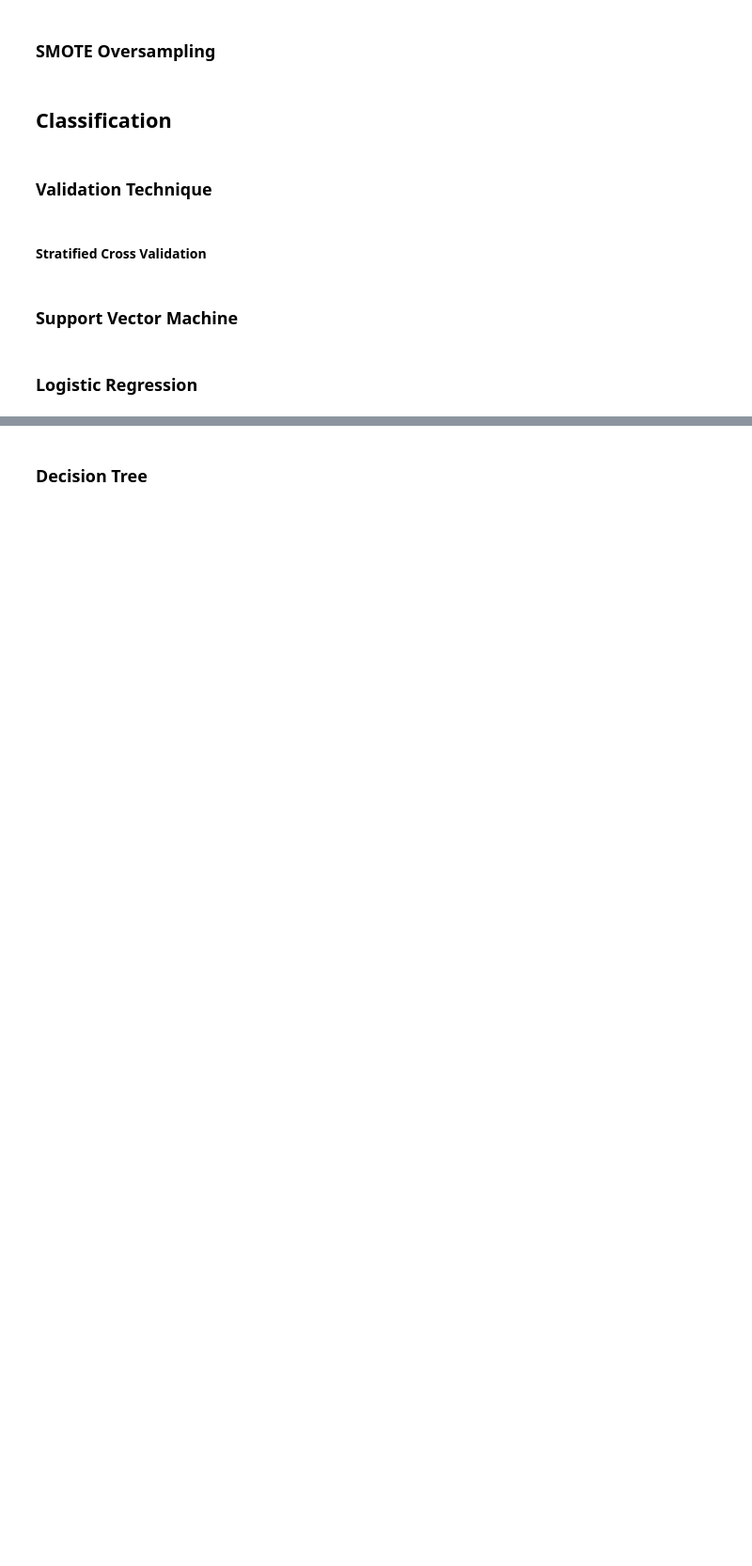
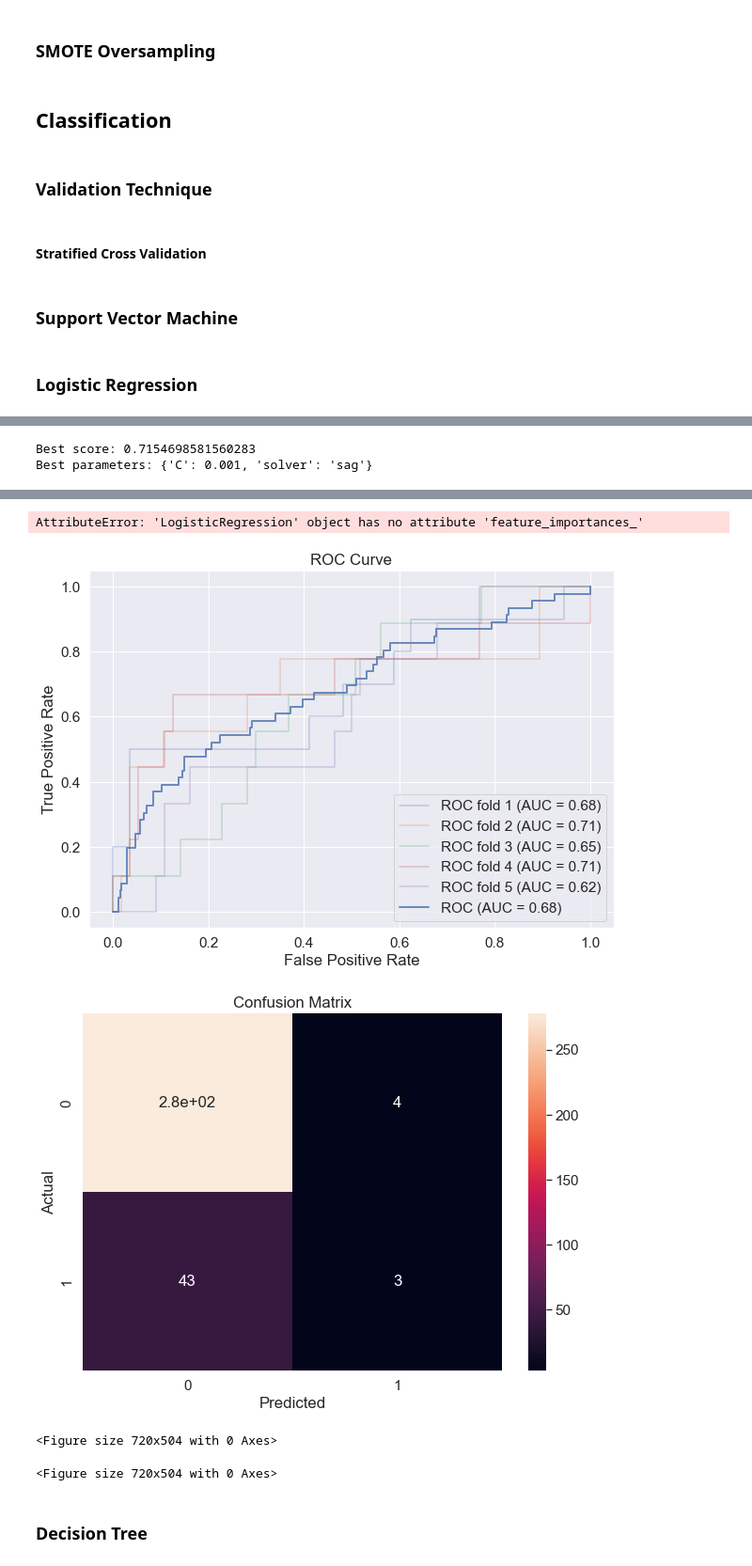
Before and after one commit to Diogogrosario/FEUP-AC, a Jupyter notebook: AC_proj.ipynb, the cells around one changed output, grey strips where cells are left out. Shown at 94% size. Cells and saved outputs as stored; diff of their text form; code cells hidden in the pictures; blank space fills up the shorter version.

```diff
--- a/AC_proj.ipynb
+++ b/AC_proj.ipynb
@@ -878,7 +872,7 @@ def train_model(model, train, test, fold_no, do_smote):
 
     fpr, tpr, _ = roc_curve(y_test, predictions_proba)
     plt.plot(fpr, tpr, alpha=0.3,
-                 label='PR fold %d (AP = %0.2f, AUC = %0.2f)' % (fold_no, average_precision_score(y_test, predictions_proba), auc(fpr, tpr)))
+                 label='ROC fold %d (AUC = %0.2f)' % (fold_no, auc(fpr, tpr)))
 
 
     return (model, X_train, y_train, X_test, y_test, predictions_proba, predictions)
@@ -916,11 +910,42 @@ def cross_val(model, df, n_splits, do_smote):
     label=r'ROC (AUC = %0.2f)' % (auc(fpr, tpr)),
     lw=2, alpha=.8)
     plt.legend()
-    plt.title("Roc Curve")
-    plt.xlabel('fpr')
-    plt.ylabel('tpr')
+    plt.title("ROC Curve")
+    plt.xlabel('False Positive Rate')
+    plt.ylabel('True Positive Rate')
 
     return (y_test_all, predictions_proba_all, predictions_all)
+# %%
+def perform_classification(model, train, fold_no, do_smote, is_regression=False):
+    train = train.drop(columns=["loan_id"])
+    (testing_classes, predictions_proba, predictions) = cross_val(model, train, fold_no, do_smote)
+    plt.figure()
+    plt.draw()
+
+    print("Classification Report:")
+    print(classification_report(testing_classes, predictions))
+
+    confusion_matrix = pd.crosstab(testing_classes, predictions, rownames=['Actual'], colnames=['Predicted'])
+    sb.heatmap(confusion_matrix, annot=True)
+    plt.title("Confusion Matrix")
+    plt.figure()
+    plt.draw()
+
+    if is_regression:
+        print("F2 Score: {}".format(fbeta_score(testing_classes, predictions, beta=2)))
+        print("Cohen's Kappa Score: {}".format(cohen_kappa_score(testing_classes, predictions)))
+        print("Matthews Correlation Coefficient (MCC): {}".format(matthews_corrcoef(testing_classes, predictions)))
+        print("\n")
+        print('Mean Absolute Error (MAE):', mean_absolute_error(testing_classes, predictions))
+        print('Mean Squared Error (MSE):', mean_squared_error(testing_classes, predictions))
+        print('R Squared:', r2_score(testing_classes, predictions))
+
+    plt.figure()
+    predictors = [x for x in train.columns if x not in ['status']]
+    feat_imp = pd.Series(model.feature_importances_, predictors).sort_values(ascending=False)
+    feat_imp.plot(kind='bar', title='Feature Importances')
+    plt.ylabel('Feature Importance Score')
+    plt.draw()
 # %%
 def submit_test(model, train, test):
     if(model == 'logistic'):
@@ -1009,0 +989,26 @@ R Squared: -1.4779525131051496
+# %%
+logreg = LogisticRegression(C=0.001, solver='sag', max_iter=50000)
+# %%
+parameter_grid = {'C': [0.001, 0.01, 0.1, 0.25, 0.5, 1],
+                  'solver': ['liblinear', 'sag', 'saga']
+                 }
+
+
+cross_validation = StratifiedKFold(n_splits=3)
+
+grid_search = GridSearchCV(logreg,
+                           param_grid=parameter_grid,
+                           cv=cross_validation, scoring='roc_auc')
+
+#X_train_logistic, y_train_logistic = smote(merge_train.drop(columns=["status"]), merge_train["status"])
+grid_search.fit(merge_train.drop(columns=["status"]), merge_train["status"])
+
+print('Best score: {}'.format(grid_search.best_score_))
+print('Best parameters: {}'.format(grid_search.best_params_))
+# %% [output]
+Best score: 0.7154698581560283
+Best parameters: {'C': 0.001, 'solver': 'sag'}
+# %%
+do_smote=False
+perform_classification(logreg, merge_train, 5, do_smote, True)
+# %% [output]
@@ -1010,2 +1033,7 @@ R Squared: -1.4779525131051496
+AttributeError: 'LogisticRegression' object has no attribute 'feature_importances_'
+[figure, added]
+[figure, added]
+<Figure size 720x504 with 0 Axes>
+<Figure size 720x504 with 0 Axes>
 # %% [markdown]
 ### Decision Tree
```
Also changed, not shown: parts of 31 cells of this notebook, 11 other files.
